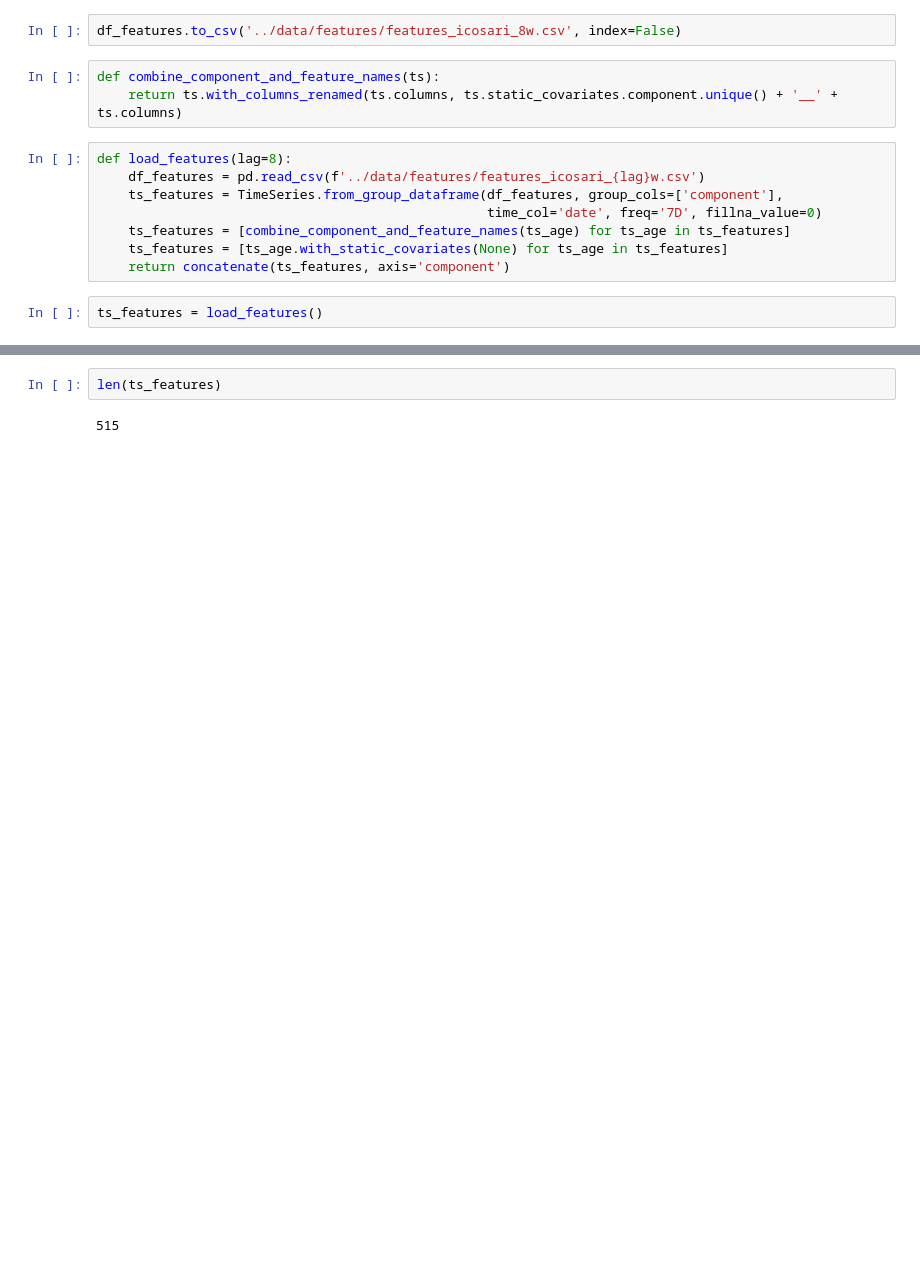
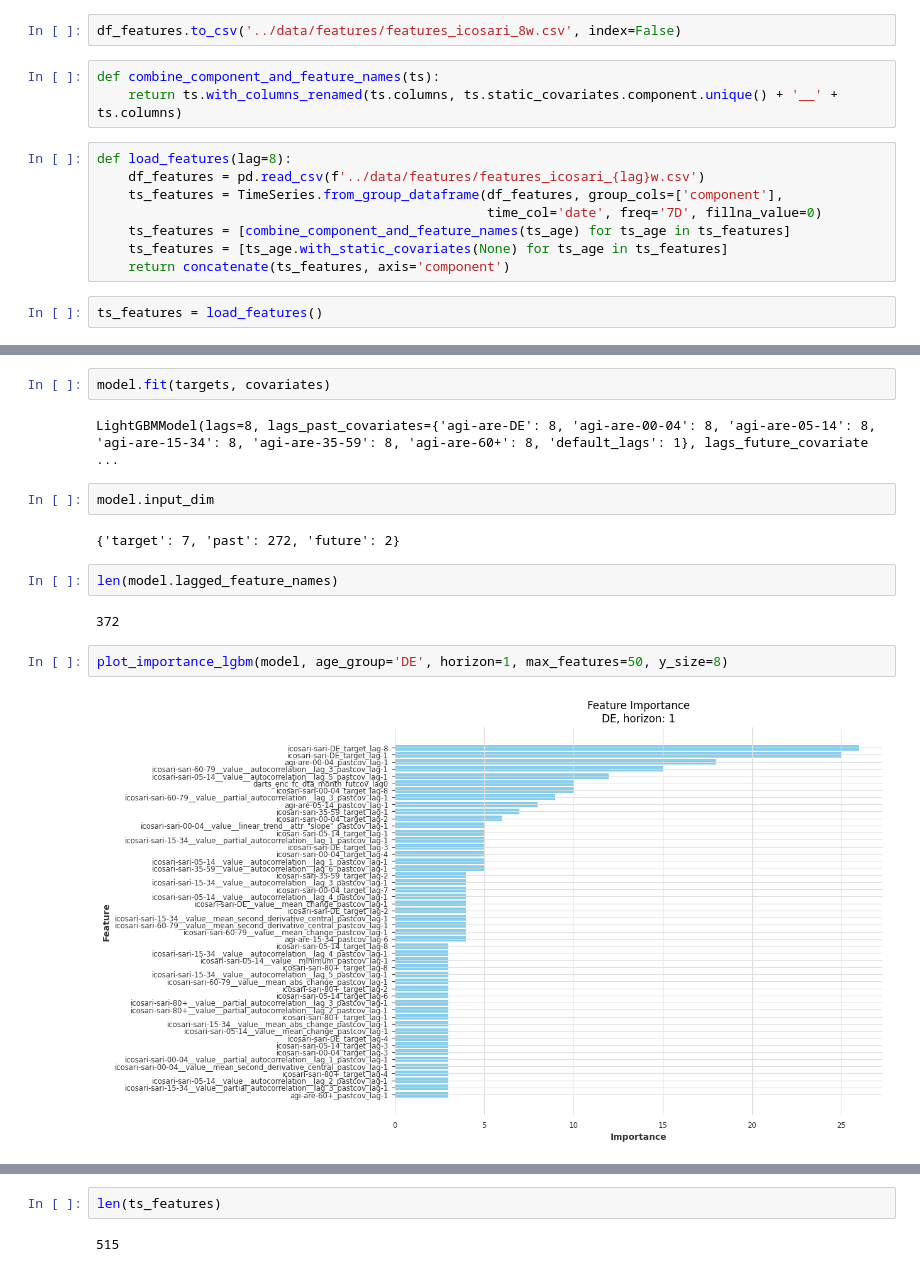
Before and after one commit to dwolffram/SARI-ML, a Jupyter notebook: notebooks/feature_engineering.ipynb, the cells around one changed output, grey strips where cells are left out. Saved outputs shown, nothing was run; the diff lists cells and outputs as text; blank space fills up the shorter version.

```diff
--- a/notebooks/feature_engineering.ipynb
+++ b/notebooks/feature_engineering.ipynb
@@ -153,0 +257,16 @@ ts_features = load_features()
+# %%
+model.fit(targets, covariates)
+# %% [output]
+LightGBMModel(lags=8, lags_past_covariates={'agi-are-DE': 8, 'agi-are-00-04': 8, 'agi-are-05-14': 8, 'agi-are-15-34': 8, 'agi-are-35-59': 8, 'agi-are-60+': 8, 'default_lags': 1}, lags_future_covariate ...
+# %%
+model.input_dim
+# %% [output]
+{'target': 7, 'past': 272, 'future': 2}
+# %%
+len(model.lagged_feature_names)
+# %% [output]
+372
+# %%
+plot_importance_lgbm(model, age_group='DE', horizon=1, max_features=50, y_size=8)
+# %% [output]
+[figure, added]
```
Also changed, not shown: parts of 40 cells of this notebook, 9 other files.
